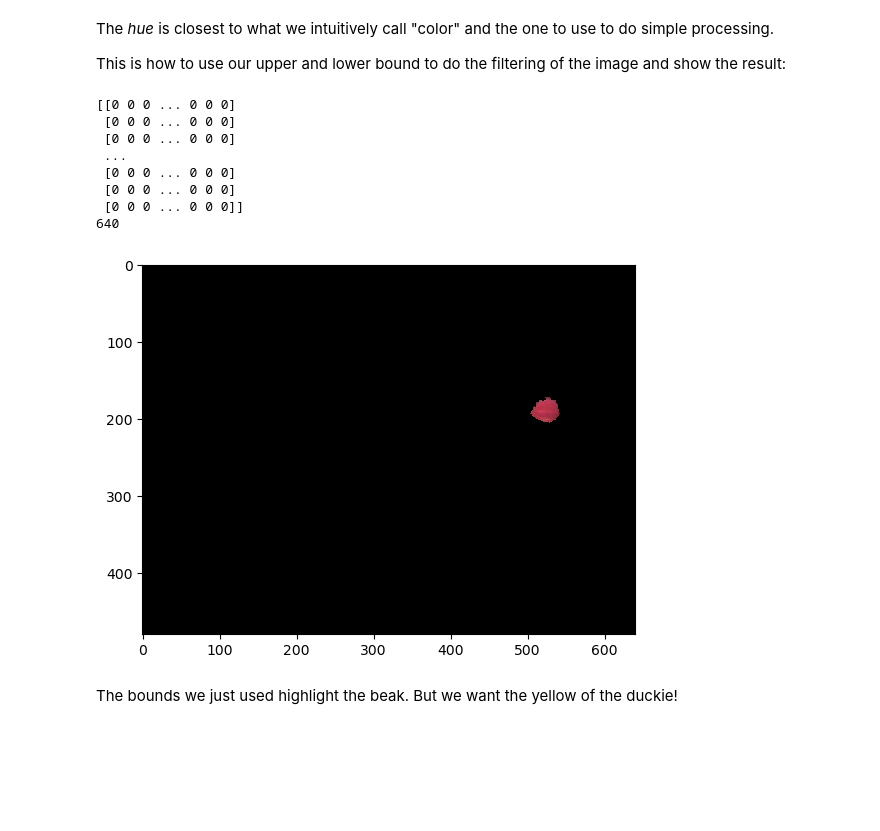
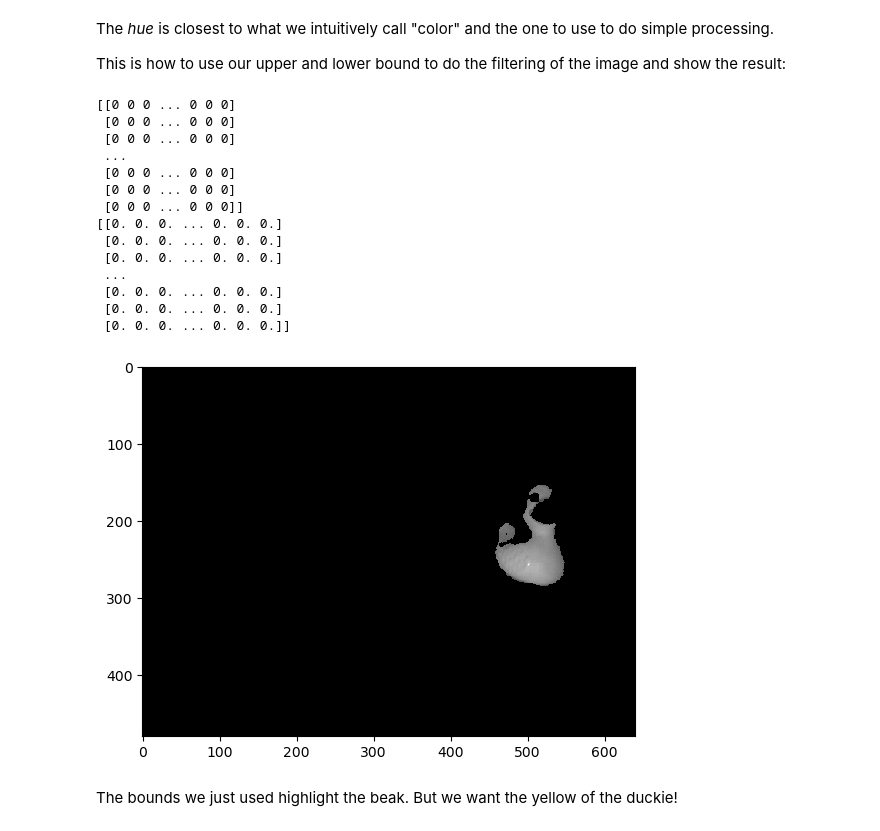
Before and after one commit to jakin-jagani/duckietown-lx, a Jupyter notebook: braitenberg/notebooks/02-Image-Filtering/braitenberg02.ipynb, the cells around one changed output. Cells and saved outputs as stored; diff of their text form; code cells hidden in the pictures; blank space fills up the shorter version.

```diff
--- a/braitenberg/notebooks/02-Image-Filtering/braitenberg02.ipynb
+++ b/braitenberg/notebooks/02-Image-Filtering/braitenberg02.ipynb
@@ -53,8 +52,10 @@ Now let's apply a simple image processing technique to highlight the region corr
 
 To do this, we start by defining a region in HSV space with the following lower/upper bounds:
 # %%
-lower_hsv = np.array([171, 140, 0])
-upper_hsv = np.array([179, 200, 255])
+# lower_hsv = np.array([171, 140, 0])
+# upper_hsv = np.array([179, 200, 255])
+lower_hsv = np.array([0, 0, 70])
+upper_hsv = np.array([60, 255, 255])
 # %% [markdown]
 The two arrays have 3 components: H(ue), S(aturation), V(alue).
 
@@ -72,22 +73,31 @@ This is how to use our upper and lower bound to do the filtering of the image an
 # %%
 # Returns a matrix of 0 or 1 that satisfy the constraint (pixels within our defined bounds)
 mask = cv2.inRange(hsv, lower_hsv, upper_hsv)
 print(mask)
-print(len(mask[0]))
 
 # Get a "masked image"
 masked = cv2.bitwise_and(image, image, mask=mask)
 plt.imshow(masked);
+
+masked_img_grayscale = np.mean(masked, axis=2)
+plt.imshow(masked_img_grayscale, cmap='gray');
+print(masked_img_grayscale)
 # %% [output]
 [[0 0 0 ... 0 0 0]
  [0 0 0 ... 0 0 0]
  [0 0 0 ... 0 0 0]
  ...
  [0 0 0 ... 0 0 0]
  [0 0 0 ... 0 0 0]
  [0 0 0 ... 0 0 0]]
-640
+[[0. 0. 0. ... 0. 0. 0.]
+ [0. 0. 0. ... 0. 0. 0.]
+ [0. 0. 0. ... 0. 0. 0.]
+ ...
+ [0. 0. 0. ... 0. 0. 0.]
+ [0. 0. 0. ... 0. 0. 0.]
+ [0. 0. 0. ... 0. 0. 0.]]
-[figure, old version]
+[figure, new version]
 # %% [markdown]
 The bounds we just used highlight the beak. But we want the yellow of the duckie!
 # %% [markdown]
```
Also changed, not shown: parts of 1 cell of this notebook, 25 other files.
